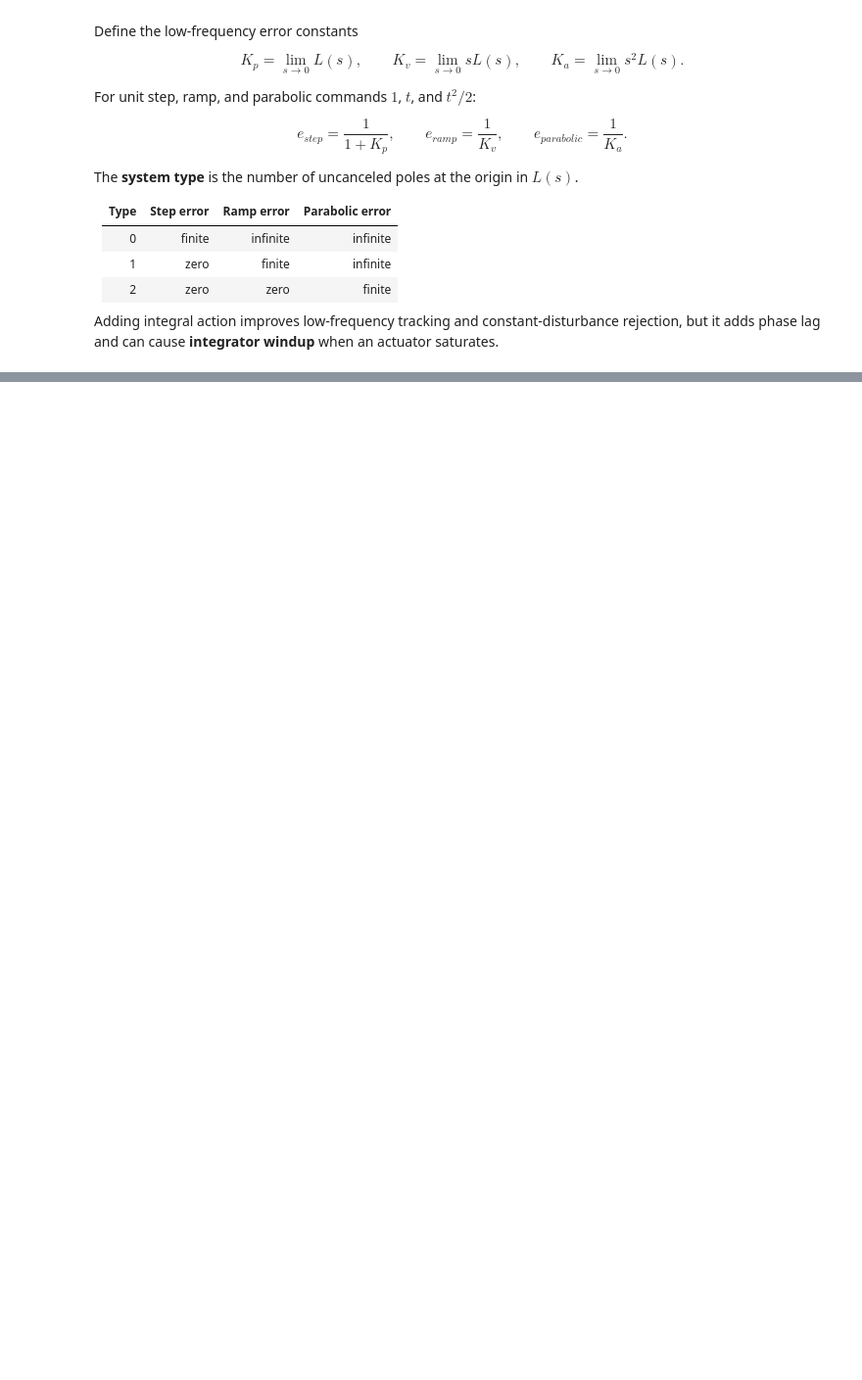
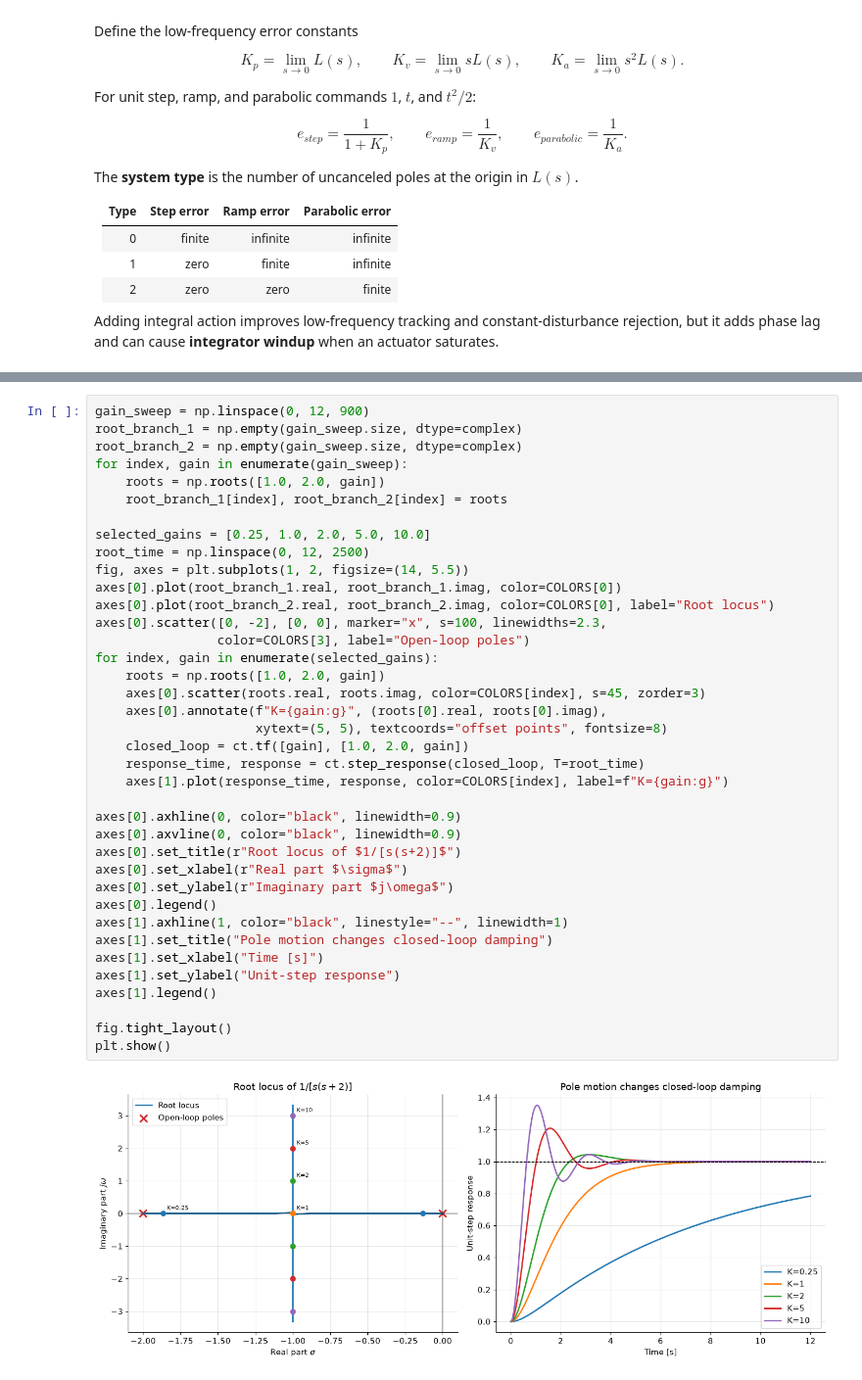
Before and after one commit to tanvir046/gpt5.5, a Jupyter notebook: control_systems_fundamentals.ipynb, the cells around one changed output, grey strips where cells are left out. Shown at 98% size. Drawn from its saved outputs; the diff is of its cells as text; blank space fills up the shorter version.

```diff
--- a/control_systems_fundamentals.ipynb
+++ b/control_systems_fundamentals.ipynb
@@ -853,0 +1026,40 @@ plt.show()
+# %%
+gain_sweep = np.linspace(0, 12, 900)
+root_branch_1 = np.empty(gain_sweep.size, dtype=complex)
+root_branch_2 = np.empty(gain_sweep.size, dtype=complex)
+for index, gain in enumerate(gain_sweep):
+    roots = np.roots([1.0, 2.0, gain])
+    root_branch_1[index], root_branch_2[index] = roots
+
+selected_gains = [0.25, 1.0, 2.0, 5.0, 10.0]
+root_time = np.linspace(0, 12, 2500)
+fig, axes = plt.subplots(1, 2, figsize=(14, 5.5))
+axes[0].plot(root_branch_1.real, root_branch_1.imag, color=COLORS[0])
+axes[0].plot(root_branch_2.real, root_branch_2.imag, color=COLORS[0], label="Root locus")
+axes[0].scatter([0, -2], [0, 0], marker="x", s=100, linewidths=2.3,
+                color=COLORS[3], label="Open-loop poles")
+for index, gain in enumerate(selected_gains):
+    roots = np.roots([1.0, 2.0, gain])
+    axes[0].scatter(roots.real, roots.imag, color=COLORS[index], s=45, zorder=3)
+    axes[0].annotate(f"K={gain:g}", (roots[0].real, roots[0].imag),
+                     xytext=(5, 5), textcoords="offset points", fontsize=8)
+    closed_loop = ct.tf([gain], [1.0, 2.0, gain])
+    response_time, response = ct.step_response(closed_loop, T=root_time)
+    axes[1].plot(response_time, response, color=COLORS[index], label=f"K={gain:g}")
+
+axes[0].axhline(0, color="black", linewidth=0.9)
+axes[0].axvline(0, color="black", linewidth=0.9)
+axes[0].set_title(r"Root locus of $1/[s(s+2)]$")
+axes[0].set_xlabel(r"Real part $\sigma$")
+axes[0].set_ylabel(r"Imaginary part $j\omega$")
+axes[0].legend()
+axes[1].axhline(1, color="black", linestyle="--", linewidth=1)
+axes[1].set_title("Pole motion changes closed-loop damping")
+axes[1].set_xlabel("Time [s]")
+axes[1].set_ylabel("Unit-step response")
+axes[1].legend()
+
+fig.tight_layout()
+plt.show()
+# %% [output]
+[figure, added]
```
Also changed, not shown: parts of 22 cells of this notebook.
